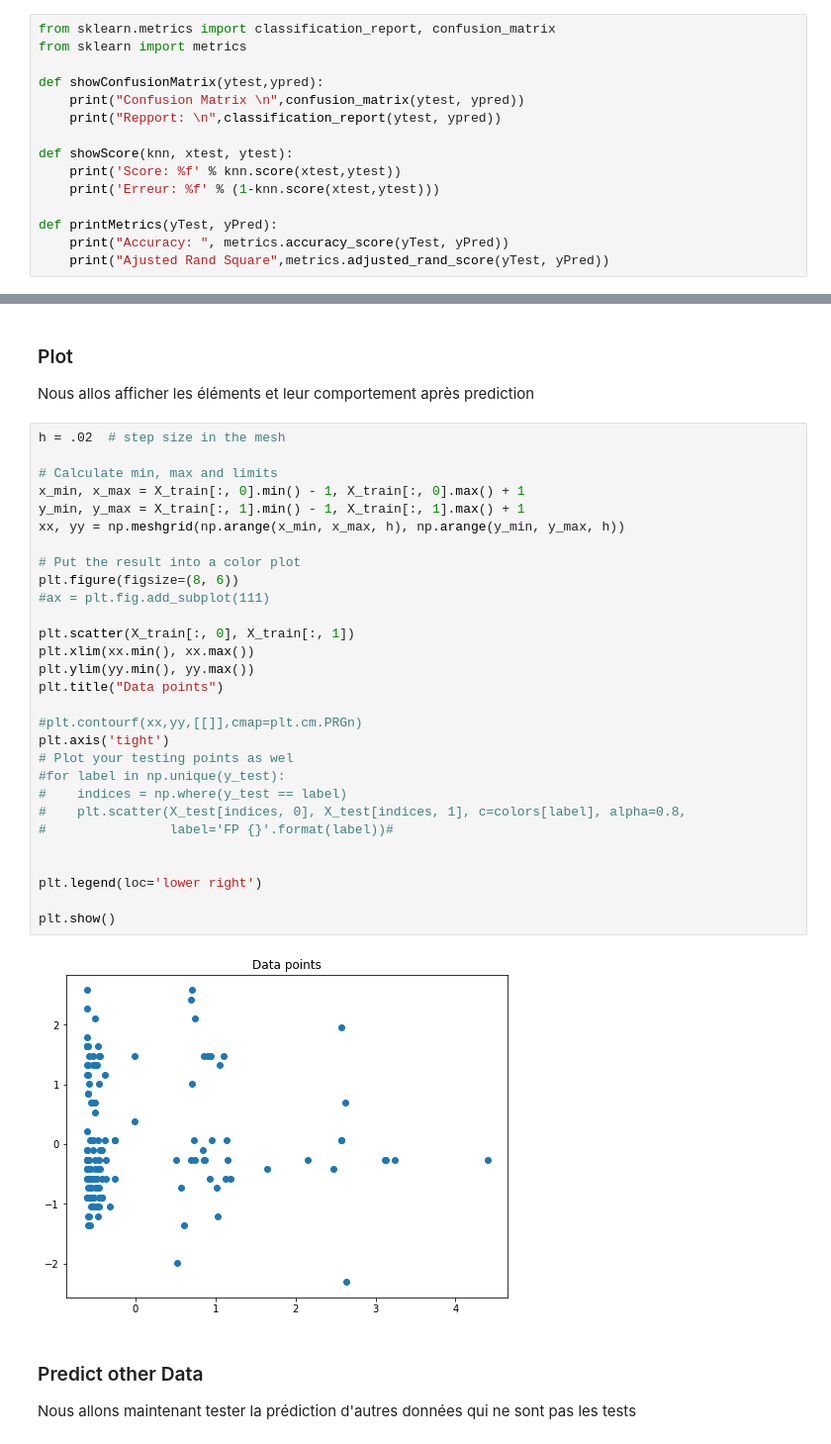
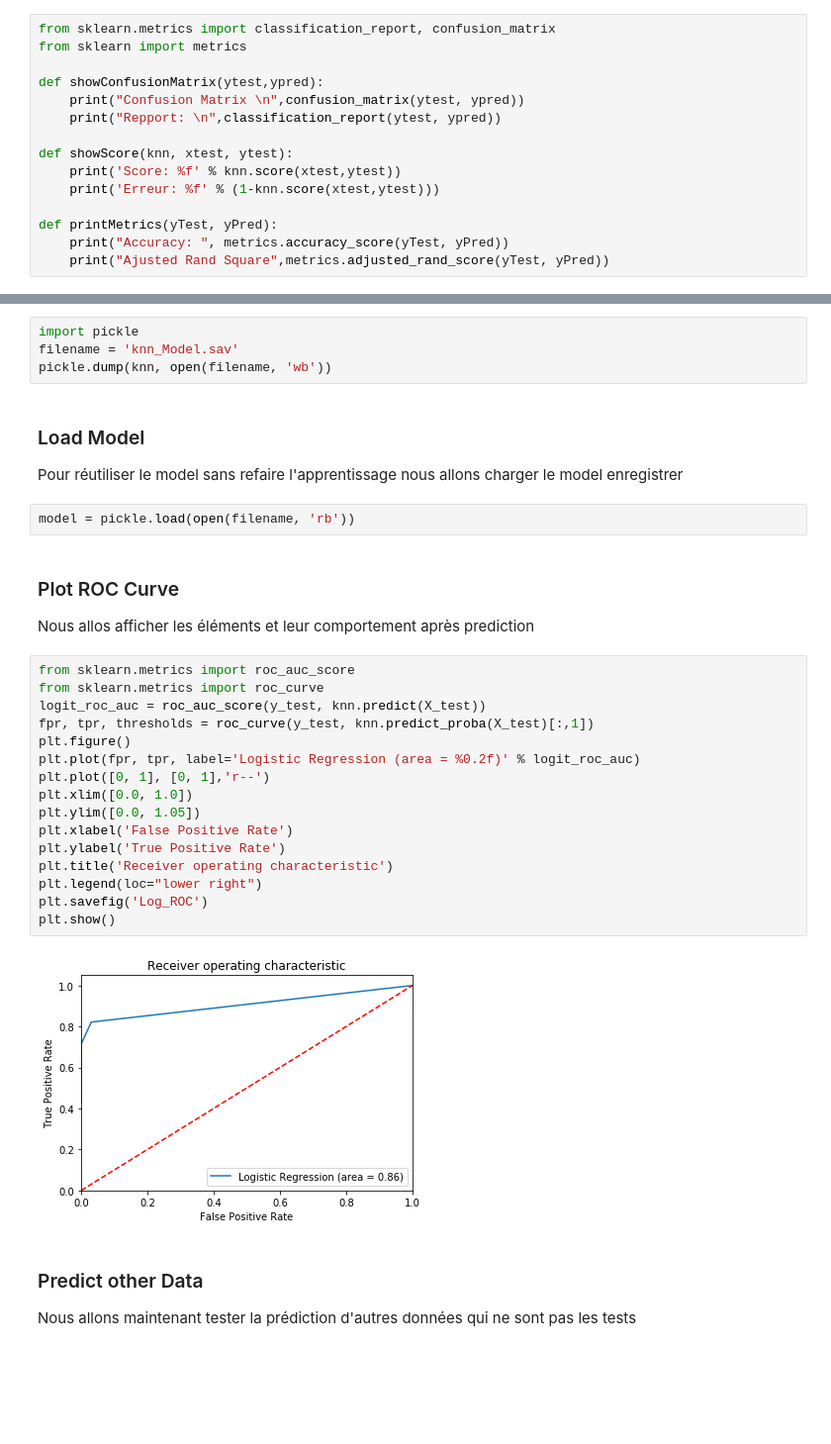
Before and after one commit to asmiou/ProjetPortiqueConnecte, a Jupyter notebook: 5-Classifier/knn.ipynb, the cells around one changed output, grey strips where cells are left out. Shown: that part at 99% size. Drawn from its saved outputs; the diff is of its cells as text; blank space fills up the shorter version.

```diff
--- a/5-Classifier/knn.ipynb
+++ b/5-Classifier/knn.ipynb
@@ -148,37 +172,33 @@ NameError: name 'printMetrics' is not defined
+# %%
+import pickle
+filename = 'knn_Model.sav'
+pickle.dump(knn, open(filename, 'wb'))
+# %% [markdown]
+### Load Model
+Pour réutiliser le model sans refaire l'apprentissage nous allons charger le model enregistrer
+# %%
+model = pickle.load(open(filename, 'rb'))
 # %% [markdown]
-### Plot
+### Plot ROC Curve
 Nous allos afficher les éléments et leur comportement après prediction
-# %%
-h = .02  # step size in the mesh
-
-# Calculate min, max and limits
-x_min, x_max = X_train[:, 0].min() - 1, X_train[:, 0].max() + 1
-y_min, y_max = X_train[:, 1].min() - 1, X_train[:, 1].max() + 1
-xx, yy = np.meshgrid(np.arange(x_min, x_max, h), np.arange(y_min, y_max, h))
-
-# Put the result into a color plot
-plt.figure(figsize=(8, 6))
-#ax = plt.fig.add_subplot(111)
-
-plt.scatter(X_train[:, 0], X_train[:, 1])
-plt.xlim(xx.min(), xx.max())
-plt.ylim(yy.min(), yy.max())
-plt.title("Data points")
-
-#plt.contourf(xx,yy,[[]],cmap=plt.cm.PRGn)
-plt.axis('tight')
-# Plot your testing points as wel
-#for label in np.unique(y_test):
-#    indices = np.where(y_test == label)
-#    plt.scatter(X_test[indices, 0], X_test[indices, 1], c=colors[label], alpha=0.8,
-#                label='FP {}'.format(label))#
-
-
-plt.legend(loc='lower right')
-
-plt.show()
-# %% [output]
-[figure, removed]
+# %%
+from sklearn.metrics import roc_auc_score
+from sklearn.metrics import roc_curve
+logit_roc_auc = roc_auc_score(y_test, knn.predict(X_test))
+fpr, tpr, thresholds = roc_curve(y_test, knn.predict_proba(X_test)[:,1])
+plt.figure()
+plt.plot(fpr, tpr, label='Logistic Regression (area = %0.2f)' % logit_roc_auc)
+plt.plot([0, 1], [0, 1],'r--')
+plt.xlim([0.0, 1.0])
+plt.ylim([0.0, 1.05])
+plt.xlabel('False Positive Rate')
+plt.ylabel('True Positive Rate')
+plt.title('Receiver operating characteristic')
+plt.legend(loc="lower right")
+plt.savefig('Log_ROC')
+plt.show()
+# %% [output]
+[figure, added]
 # %% [markdown]
 ### Predict other Data
 Nous allons maintenant tester la prédiction d'autres données qui ne sont pas les tests
```
Also changed, not shown: parts of 11 cells of this notebook, 7 other files.
